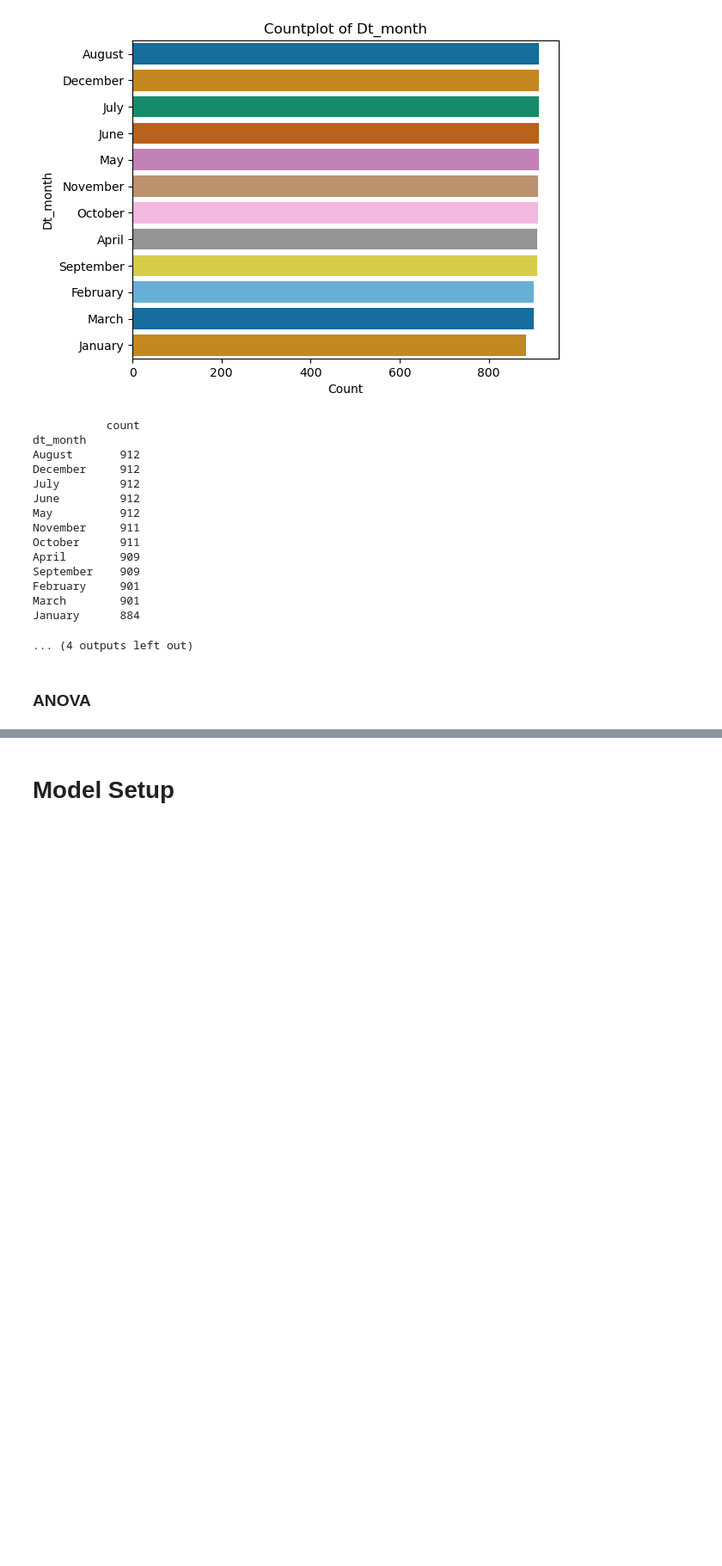
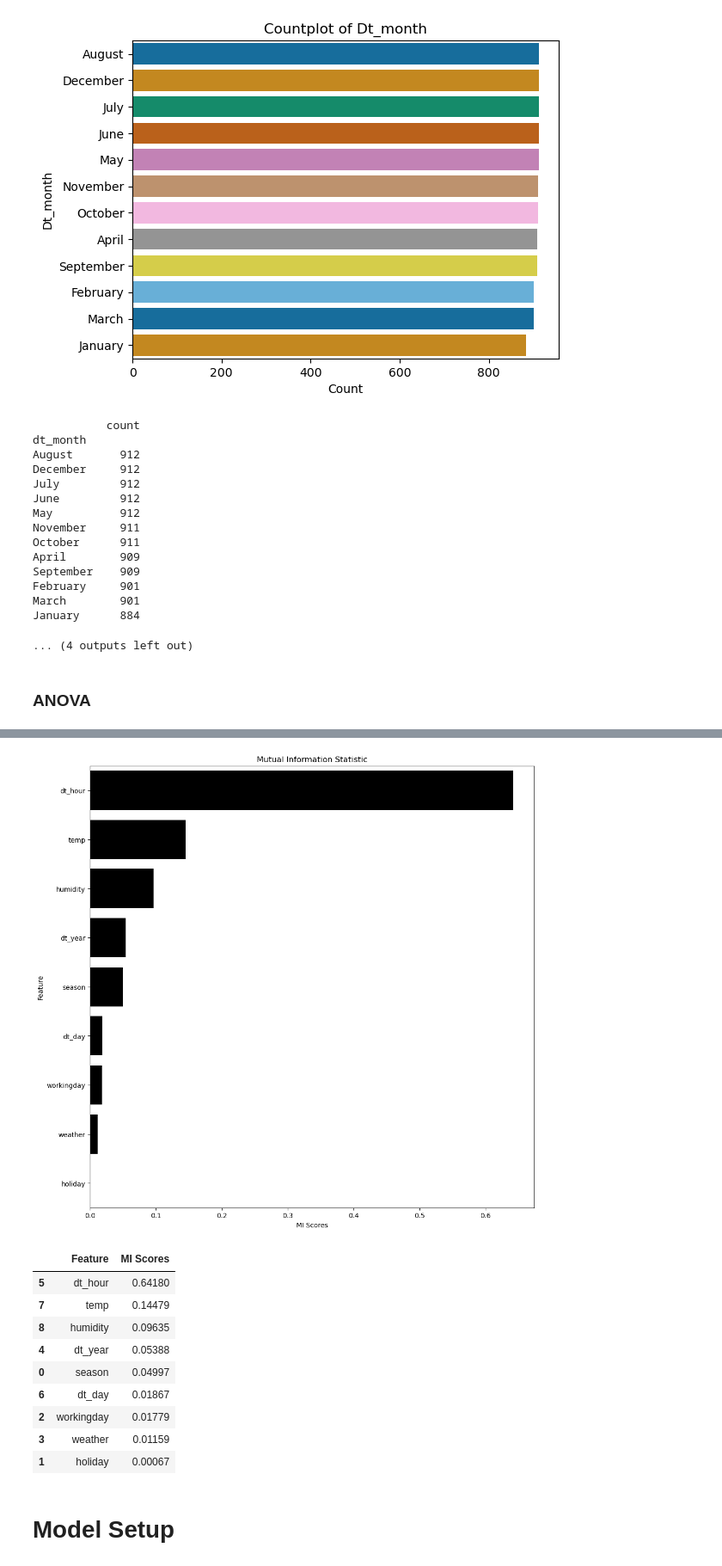
Before and after one commit to PuzzleShuffler/BikeSharing, a Jupyter notebook: bike.ipynb, the cells around one changed output, grey strips where cells are left out. Shown at 86% size. Drawn from its saved outputs; the diff is of its cells as text; code cells hidden in the pictures; blank space fills up the shorter version.

```diff
--- a/bike.ipynb
+++ b/bike.ipynb
@@ -494,3 +502,82 @@ The following features have little/no predictive power: .
+# %%
+# Split into X, y
+X = train.drop(['count'], axis='columns')
+y = train['count']
+
+# numeric pipeline
+numeric_pipeline_steps = []
+numeric_pipeline_steps.append(('ii_imputer', IterativeImputer()))
+numeric_pipeline_steps.append(('min-max', MinMaxScaler(feature_range=(1, 2))))
+numeric_pipeline_steps.append(('box-cox', PowerTransformer(method='box-cox')))
+numeric_pipeline = Pipeline(steps=numeric_pipeline_steps)
+
+# categorical pipeline
+categorical_pipeline_steps = []
+categorical_pipeline_steps.append(('si_impute', SimpleImputer(strategy='constant', fill_value='missing')))
+categorical_pipeline_steps.append(('oe', OrdinalEncoder(dtype=np.int64)))
+categorical_pipeline = Pipeline(steps=categorical_pipeline_steps)
+
+# create transformer
+cat_columns = X.select_dtypes(exclude=np.number).columns.tolist()
+num_columns = X.select_dtypes(include=np.number).columns.tolist()
+
+# transformer steps
+transformer_steps = []
+transformer_steps.append(('cat', categorical_pipeline, cat_columns))
+transformer_steps.append(('num', numeric_pipeline, num_columns))
+preprocessing_transformer=ColumnTransformer(transformers=transformer_steps)
+
+# preprocessing transformer
+preprocessing_transformer
+
+# preprocess X data
+pp_X = preprocessing_transformer.fit_transform(X)
+
+# target pipeline (min-max, box-cox)
+target_pipeline_steps = []
+target_pipeline_steps.append(('min-max', MinMaxScaler(feature_range=(1,2))))
+target_pipeline_steps.append(('boxcox', PowerTransformer(method=('box-cox'))))
+target_pipeline = Pipeline(steps=target_pipeline_steps)
+
+# preprocess y data
+y = target_pipeline.fit_transform(np.reshape(y, (-1, 1))).ravel()
+
+# Get feature names out
+raw_features = preprocessing_transformer.get_feature_names_out()
+
+# get discrete feature indices
+discrete_features_for_mi = [col.startswith('cat__') for col in raw_features]
+
+# create dataframe for results
+pp_X_columns = pd.Series(raw_features).str.replace(r'^(num__|cat__)', '', regex=True)
+pp_X_df = pd.DataFrame(pp_X, columns=pp_X_columns)
+
+# run mutual_info_regression
+mi_scores = mutual_info_regression(pp_X_df, y, discrete_features=discrete_features_for_mi, random_state=2022)
+
+# make df of mi
+mi_scores_df = pd.DataFrame({'Feature': pp_X_df.columns, 'MI Scores': mi_scores}).sort_values('MI Scores', ascending=False)
+
+# bar plot
+plt.figure(figsize=(12, 12))
+sns.barplot(y='Feature', x='MI Scores', data=mi_scores_df, color='black')
+plt.title('Mutual Information Statistic')
+plt.show()
+
+# dataframe of mi scores
+display(mi_scores_df.round(5))
+# %% [output]
+[figure, added]
+|  | Feature | MI Scores |
+| 5 | dt_hour | 0.64180 |
+| 7 | temp | 0.14479 |
+| 8 | humidity | 0.09635 |
+| 4 | dt_year | 0.05388 |
+| 0 | season | 0.04997 |
+| 6 | dt_day | 0.01867 |
+| 2 | workingday | 0.01779 |
+| 3 | weather | 0.01159 |
+| 1 | holiday | 0.00067 |
 # %% [markdown]
 # Model Setup
 # %%
```
Also changed, not shown: parts of 27 cells of this notebook, 3 other files.
